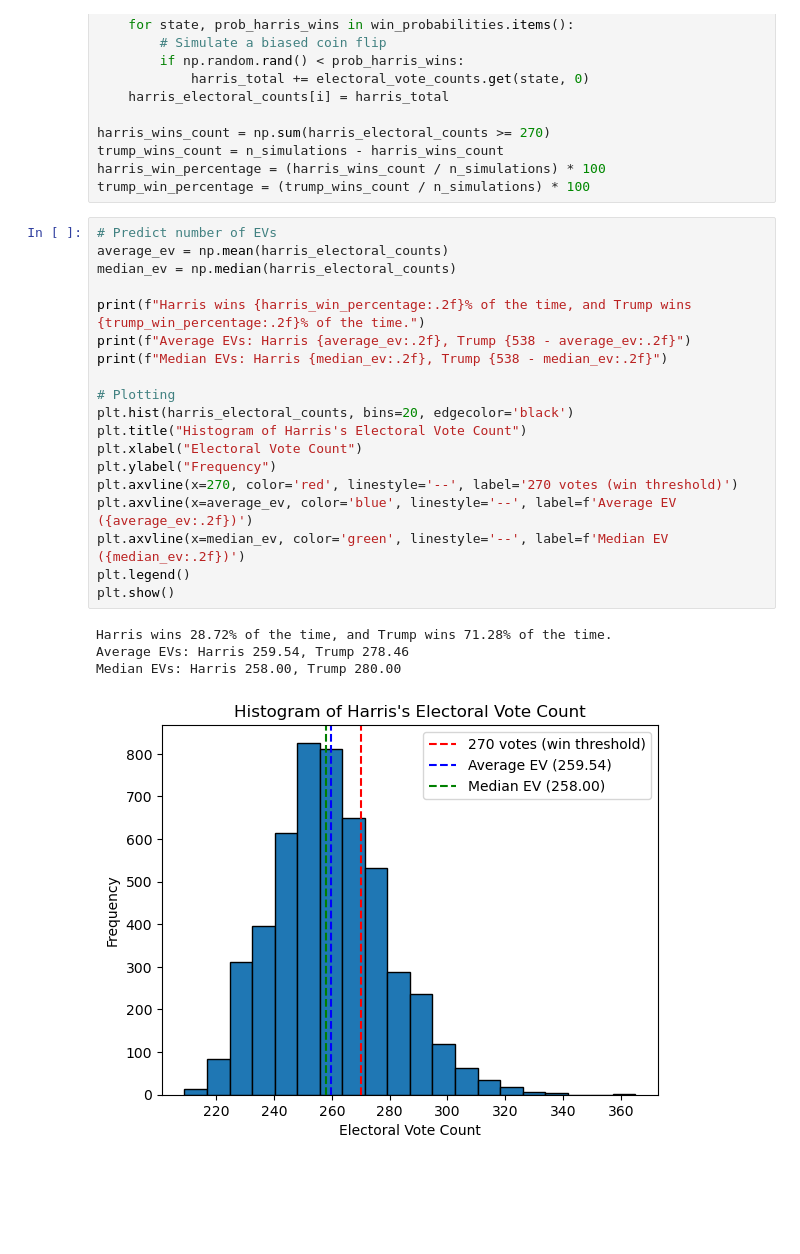
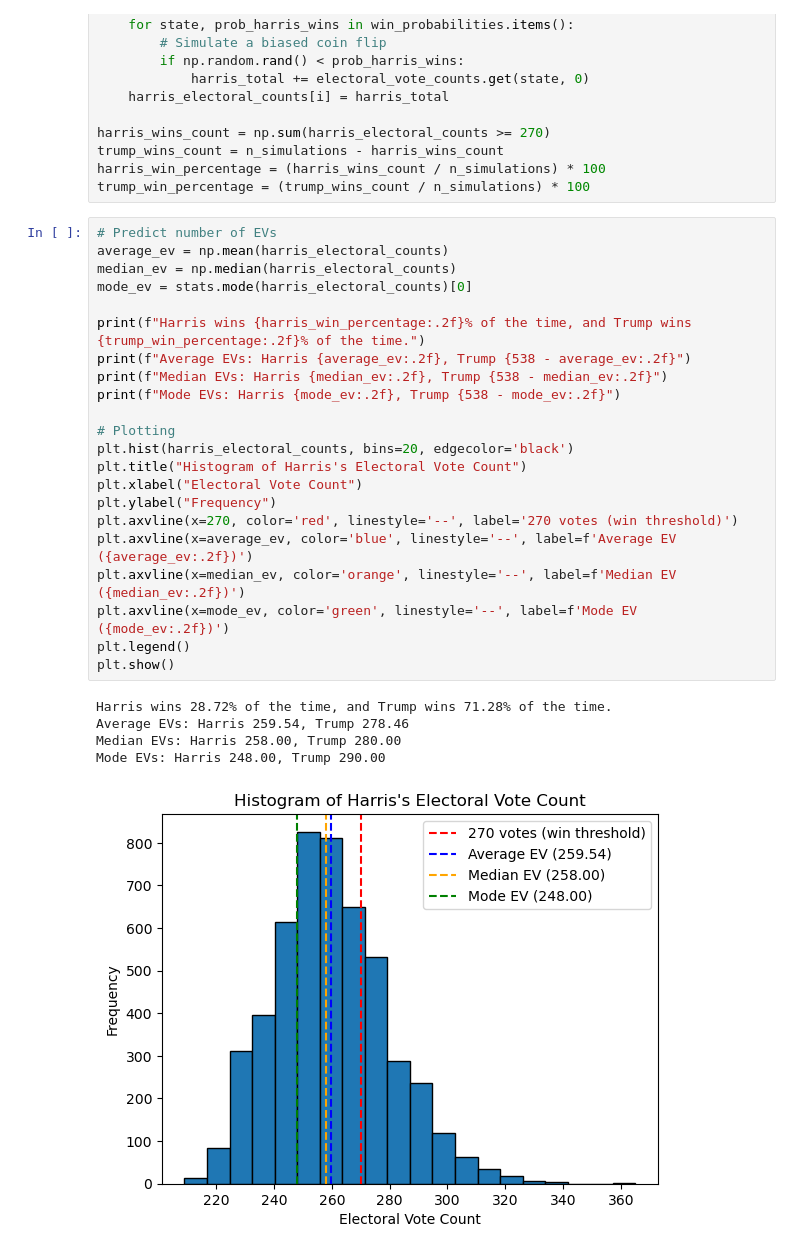
Before and after one commit to marywu-12/US_Elections_2024, a Jupyter notebook: jim_albert_simulation.ipynb, the cells around one changed output. Drawn from its saved outputs; the diff is of its cells as text; blank space fills up the shorter version.

```diff
--- a/jim_albert_simulation.ipynb
+++ b/jim_albert_simulation.ipynb
@@ -144,24 +145,28 @@ trump_win_percentage = (trump_wins_count / n_simulations) * 100
 # %%
 # Predict number of EVs
 average_ev = np.mean(harris_electoral_counts)
 median_ev = np.median(harris_electoral_counts)
+mode_ev = stats.mode(harris_electoral_counts)[0]
 
 print(f"Harris wins {harris_win_percentage:.2f}% of the time, and Trump wins {trump_win_percentage:.2f}% of the time.")
 print(f"Average EVs: Harris {average_ev:.2f}, Trump {538 - average_ev:.2f}")
 print(f"Median EVs: Harris {median_ev:.2f}, Trump {538 - median_ev:.2f}")
+print(f"Mode EVs: Harris {mode_ev:.2f}, Trump {538 - mode_ev:.2f}")
 
 # Plotting
 plt.hist(harris_electoral_counts, bins=20, edgecolor='black')
 plt.title("Histogram of Harris's Electoral Vote Count")
 plt.xlabel("Electoral Vote Count")
 plt.ylabel("Frequency")
 plt.axvline(x=270, color='red', linestyle='--', label='270 votes (win threshold)')
 plt.axvline(x=average_ev, color='blue', linestyle='--', label=f'Average EV ({average_ev:.2f})')
-plt.axvline(x=median_ev, color='green', linestyle='--', label=f'Median EV ({median_ev:.2f})')
+plt.axvline(x=median_ev, color='orange', linestyle='--', label=f'Median EV ({median_ev:.2f})')
+plt.axvline(x=mode_ev, color='green', linestyle='--', label=f'Mode EV ({mode_ev:.2f})')
 plt.legend()
 plt.show()
 # %% [output]
 Harris wins 28.72% of the time, and Trump wins 71.28% of the time.
 Average EVs: Harris 259.54, Trump 278.46
 Median EVs: Harris 258.00, Trump 280.00
+Mode EVs: Harris 248.00, Trump 290.00
-[figure, old version]
+[figure, new version]
```
Also changed, not shown: parts of 1 cell of this notebook.
